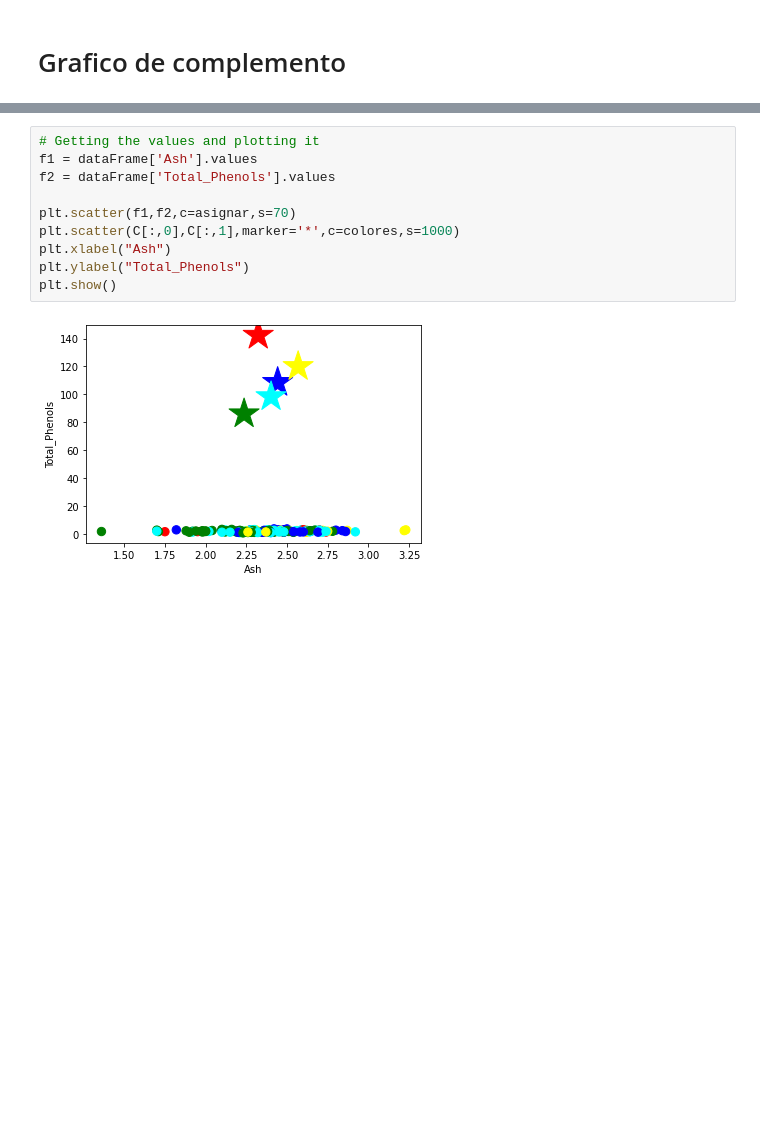
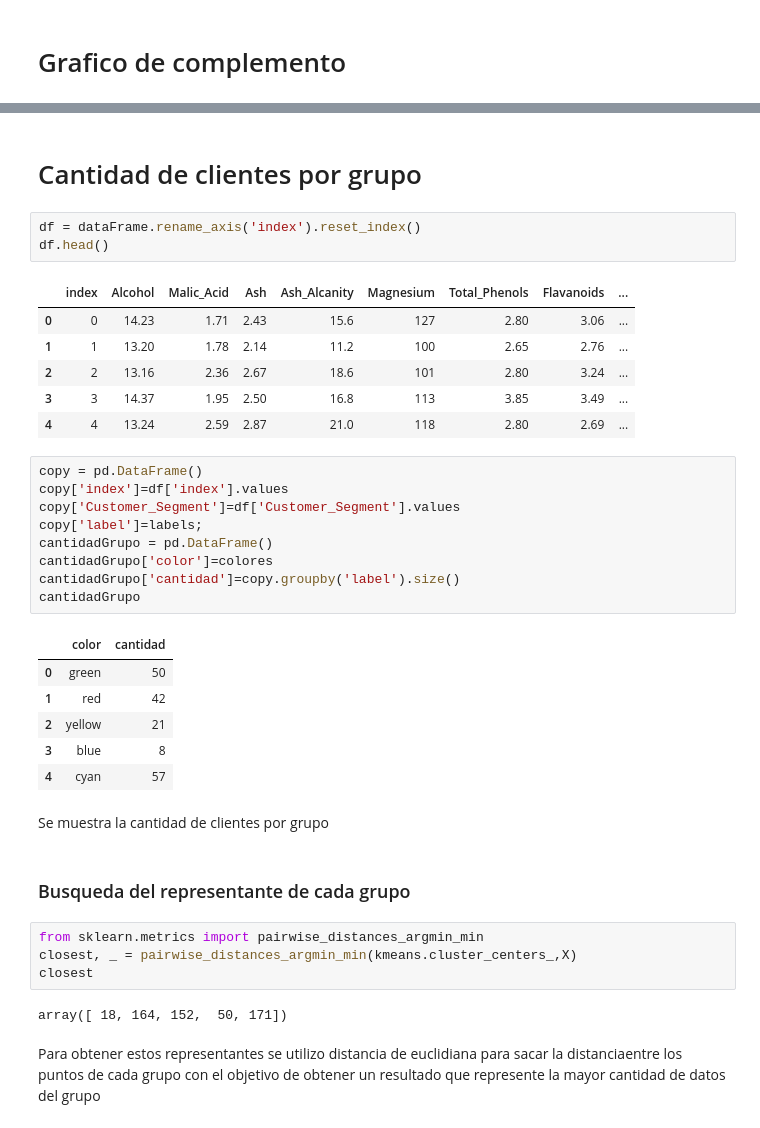
Before and after one commit to joseluissanmartin/Solemene2OE2, a Jupyter notebook: Solemne-KMeans.ipynb, the cells around one changed output, grey strips where cells are left out. Saved outputs shown, nothing was run; the diff lists cells and outputs as text; blank space fills up the shorter version.

```diff
--- a/Solemne-KMeans.ipynb
+++ b/Solemne-KMeans.ipynb
@@ -325,12 +353,40 @@ plt.show()
-# %%
-# Getting the values and plotting it
-f1 = dataFrame['Ash'].values
-f2 = dataFrame['Total_Phenols'].values
-
-plt.scatter(f1,f2,c=asignar,s=70)
-plt.scatter(C[:,0],C[:,1],marker='*',c=colores,s=1000)
-plt.xlabel("Ash")
-plt.ylabel("Total_Phenols")
-plt.show()
-# %% [output]
-[figure, removed]
+# %% [markdown]
+# Cantidad de clientes por grupo
+# %%
+df = dataFrame.rename_axis('index').reset_index()
+df.head()
+# %% [output]
+|  | index | Alcohol | Malic_Acid | Ash | Ash_Alcanity | Magnesium | Total_Phenols | Flavanoids | ... |
+| 0 | 0 | 14.23 | 1.71 | 2.43 | 15.6 | 127 | 2.80 | 3.06 | ... |
+| 1 | 1 | 13.20 | 1.78 | 2.14 | 11.2 | 100 | 2.65 | 2.76 | ... |
+| 2 | 2 | 13.16 | 2.36 | 2.67 | 18.6 | 101 | 2.80 | 3.24 | ... |
+| 3 | 3 | 14.37 | 1.95 | 2.50 | 16.8 | 113 | 3.85 | 3.49 | ... |
+| 4 | 4 | 13.24 | 2.59 | 2.87 | 21.0 | 118 | 2.80 | 2.69 | ... |
+# %%
+copy = pd.DataFrame()
+copy['index']=df['index'].values
+copy['Customer_Segment']=df['Customer_Segment'].values
+copy['label']=labels;
+cantidadGrupo = pd.DataFrame()
+cantidadGrupo['color']=colores
+cantidadGrupo['cantidad']=copy.groupby('label').size()
+cantidadGrupo
+# %% [output]
+|  | color | cantidad |
+| 0 | green | 50 |
+| 1 | red | 42 |
+| 2 | yellow | 21 |
+| 3 | blue | 8 |
+| 4 | cyan | 57 |
+# %% [markdown]
+Se muestra la cantidad de clientes por grupo
+# %% [markdown]
+### Busqueda del representante de cada grupo
+# %%
+from sklearn.metrics import pairwise_distances_argmin_min
+closest, _ = pairwise_distances_argmin_min(kmeans.cluster_centers_,X)
+closest
+# %% [output]
+array([ 18, 164, 152,  50, 171])
+# %% [markdown]
+Para obtener estos representantes se utilizo distancia de euclidiana para sacar la distanciaentre los puntos de cada grupo con el objetivo de obtener un resultado que represente la mayor cantidad de datos del grupo
```
Also changed, not shown: parts of 11 cells of this notebook.
